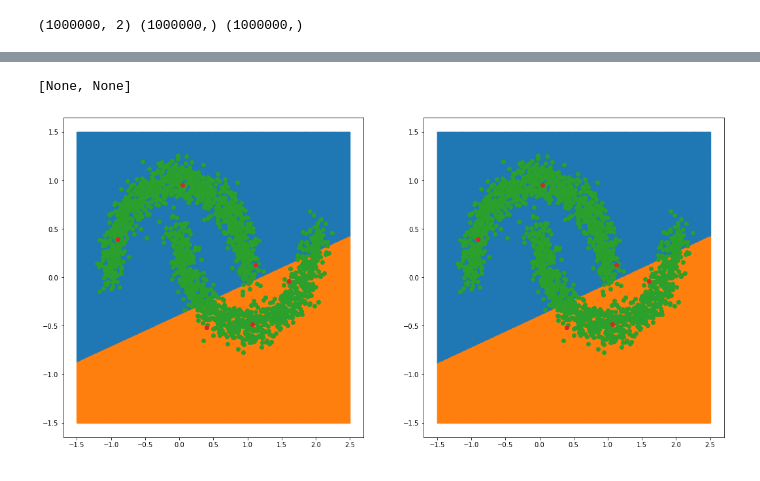
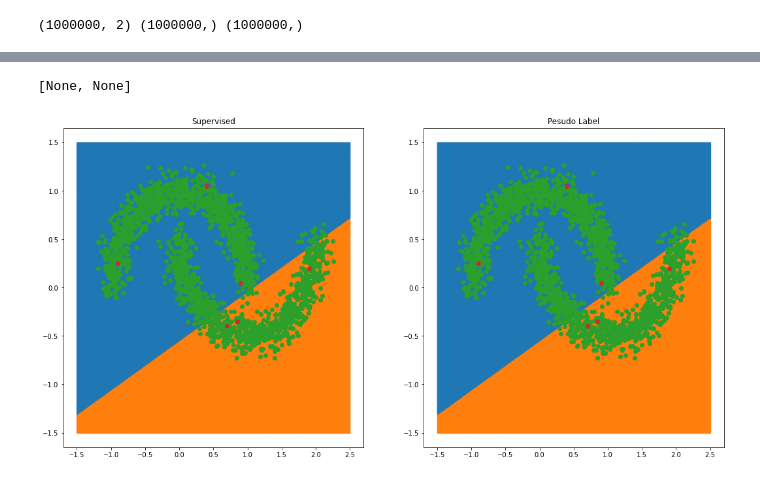
Before and after one commit to BeopGyu/MetaPseudoLabel_TwoMoon, a Jupyter notebook: 230306_TwoMoon.ipynb, the cells around one changed output, grey strips where cells are left out. Saved outputs shown, nothing was run; the diff lists cells and outputs as text; code cells hidden in the pictures.

```diff
--- a/230306_TwoMoon.ipynb
+++ b/230306_TwoMoon.ipynb
@@ -37 +31,12 @@ labels_l = np.array((labels[10], labels[500], labels[900], labels[1300], labels[
+# %%
+points_l = np.array((
+    (-0.9, 0.25),
+    (0.4, 1.05),
+    (0.9, 0.05),
+    # (0.2, 0.3),
+    (0.7, -0.4),
+    (0.85, -0.35),
+    (1.9, 0.2)
+))
+labels_l = np.array((0,0,0,1,1,1))
 # %%
@@ -103,7 +105,7 @@ labeledData = MyDataset(points_l, labels_l)
 unlabeledData = MyDataset(points, labels)
 
 labeledLoader = DataLoader(labeledData, batch_size=6, shuffle=True)
-unlabeledLoader = DataLoader(unlabeledData, batch_size=1024, shuffle=True)
+unlabeledLoader = DataLoader(unlabeledData, batch_size=512, shuffle=True)
 # %%
 epoch = 0
 max_epoch = 5e3 + 1
@@ -114,7 +116,7 @@ while(epoch < max_epoch):
 
         output = supervised(point.float().to(device))
 
-        loss = creterion(output.cpu(), label)
+        loss = creterion(output.cpu(), label.long())
 
         loss.backward()
         opt_s.step()
@@ -136,6 +138,6 @@ Epoch: 5000     Loss: 0.0068    Acc: 6
 # %%
 epoch = 0
-max_epoch = 2e4 + 1
+max_epoch = 5e3 + 1
 
 while(epoch < max_epoch):
     for point, label in unlabeledLoader:
@@ -146,8 +148,8 @@ while(epoch < max_epoch):
         _, hard_pseudo_label = torch.max(soft_pseudo_label, dim=-1)
         output = pseudoLabel(point.float().to(device))
 
-        # loss = creterion(output, soft_pseudo_label)
-        loss = creterion(output, hard_pseudo_label)
+        loss = creterion(output, soft_pseudo_label)
+        # loss = creterion(output, hard_pseudo_label)
 
         loss.backward()
         opt_pl.step()
@@ -234,24 +225,26 @@ np.array(s_pred_points_0).shape
 # %%
 gridshape = (1, 3)
 marker_size = 0.1
 
 loc = (0,0)
 ax = plt.subplot2grid(gridshape, loc)
 
 plt.scatter(np.array(s_pred_points_0)[:,0], np.array(s_pred_points_0)[:,1], s=marker_size)
 plt.scatter(np.array(s_pred_points_1)[:,0], np.array(s_pred_points_1)[:,1], s=marker_size)
 plt.scatter(points[:,0],points[:,1])
 plt.scatter(points_l[:,0],points_l[:,1])
+plt.title('Supervised')
 
 loc = (0,1)
 ax = plt.subplot2grid(gridshape, loc)
 
 plt.scatter(np.array(pl_pred_points_0)[:,0], np.array(pl_pred_points_0)[:,1], s=marker_size)
 plt.scatter(np.array(pl_pred_points_1)[:,0], np.array(pl_pred_points_1)[:,1], s=marker_size)
 plt.scatter(points[:,0],points[:,1])
 plt.scatter(points_l[:,0],points_l[:,1])
+plt.title('Pesudo Label')
 
 ax.figure.set(figwidth=28, figheight=9)
 # %% [output]
 [None, None]
-[figure, old version]
+[figure, new version]
```
Also changed, not shown: parts of 19 cells of this notebook, 2 other files.
